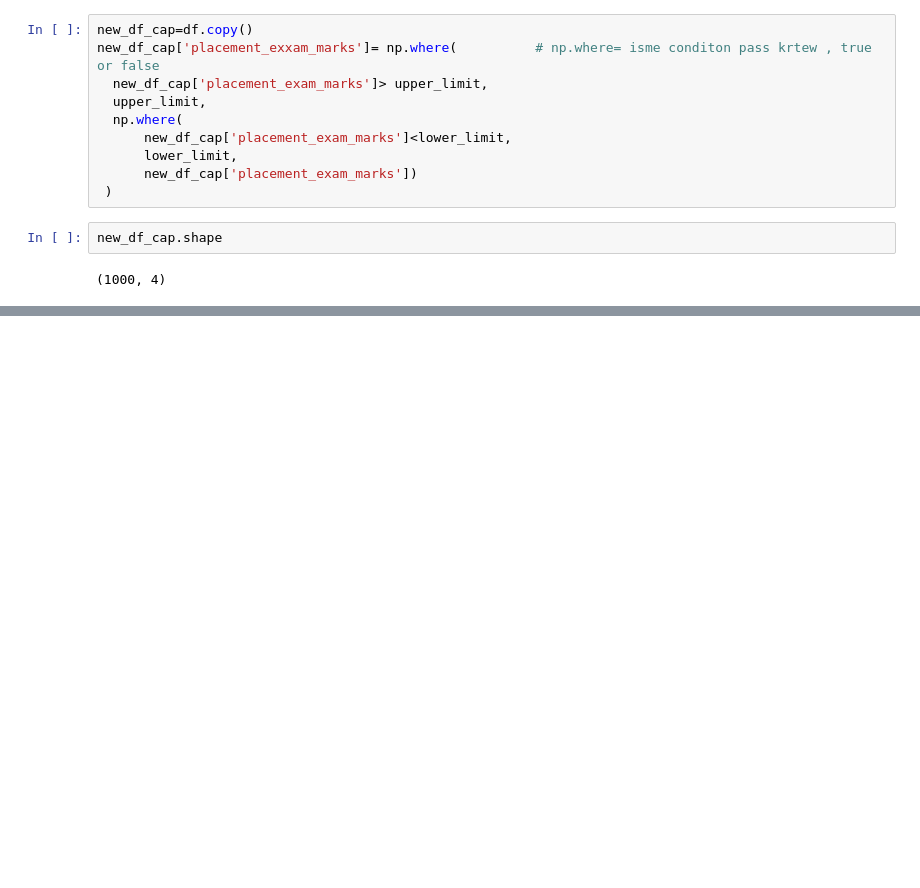
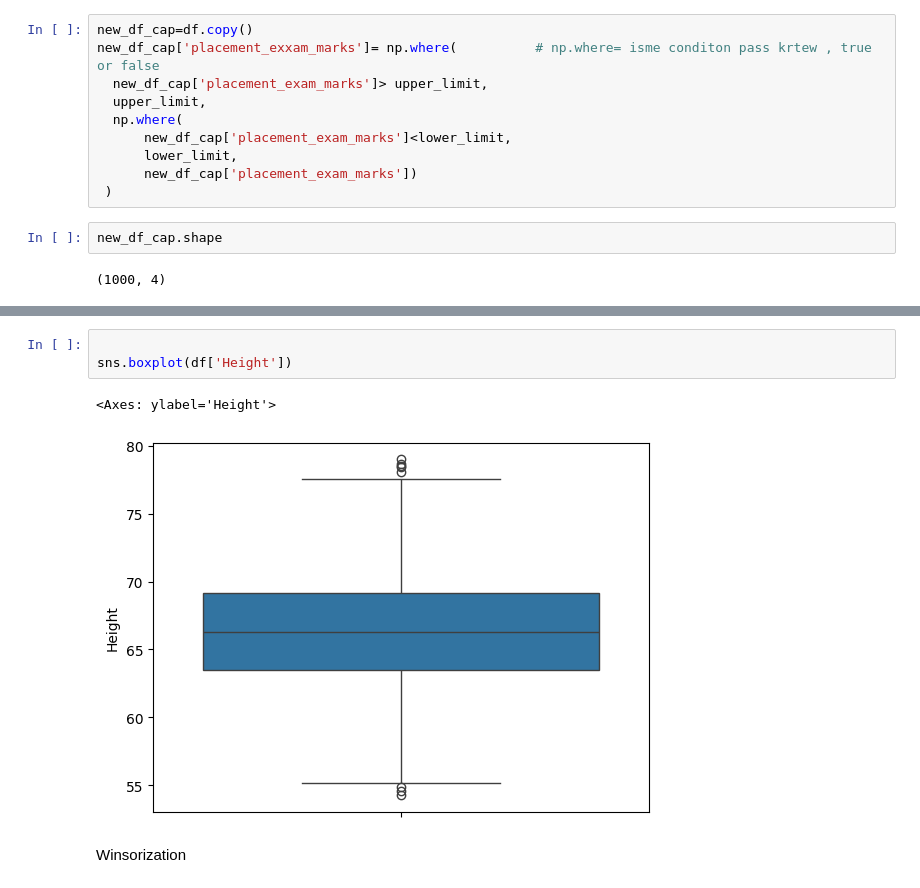
Before and after one commit to Aaaaddddyyyyyyyy/Machine-Learning-repo, a Jupyter notebook: Outliners.ipynb, the cells around one changed output, grey strips where cells are left out. Drawn from its saved outputs; the diff is of its cells as text; blank space fills up the shorter version.

```diff
--- a/Outliners.ipynb
+++ b/Outliners.ipynb
@@ -180,0 +256,8 @@ new_df_cap.shape
+# %%
+
+sns.boxplot(df['Height'])
+# %% [output]
+<Axes: ylabel='Height'>
+[figure, added]
+# %% [markdown]
+Winsorization
```
Also changed, not shown: parts of 15 cells of this notebook.
